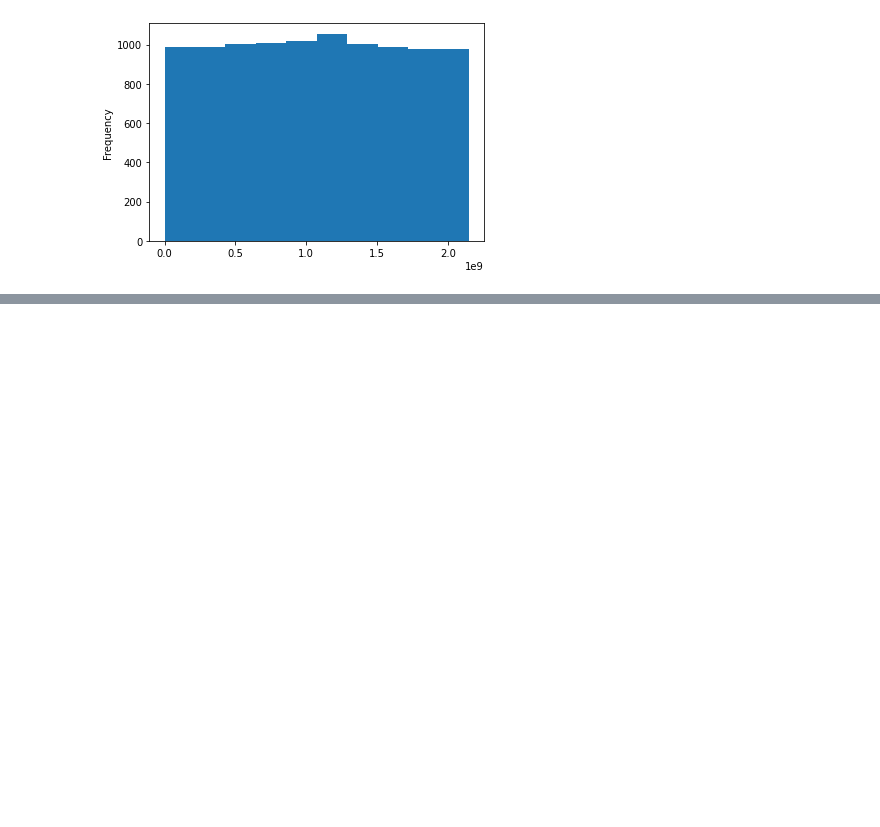
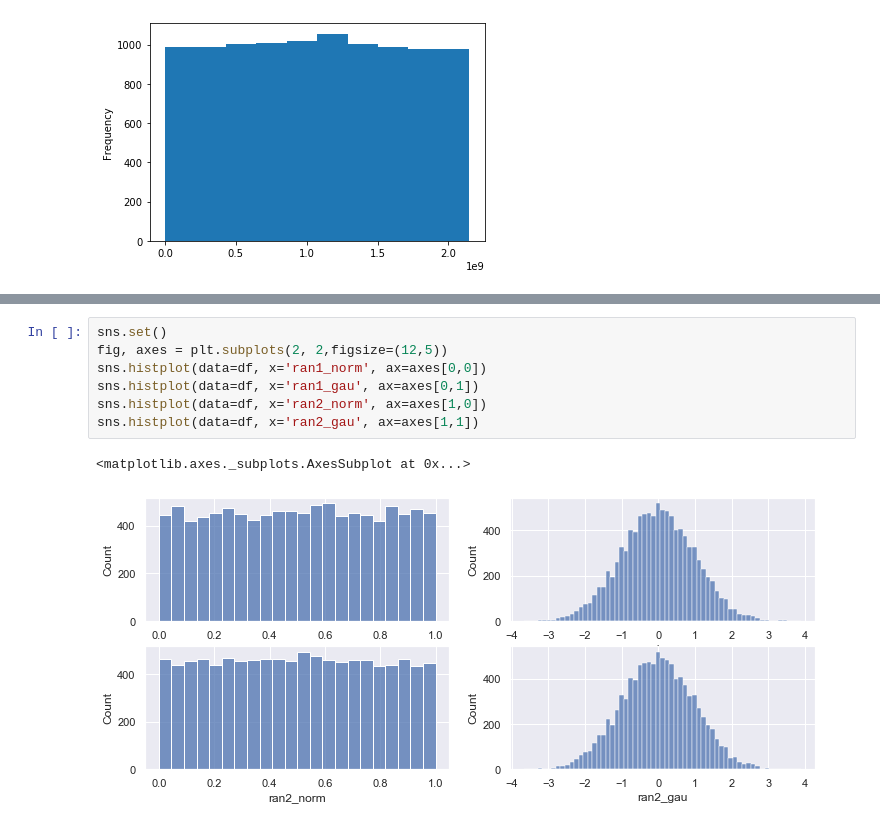
Before and after one commit to DipeshPoudel/MDS-607-MonteCarloMethods, a Jupyter notebook: random_numbers/RandomNumbers.ipynb, the cells around one changed output, grey strips where cells are left out. Saved outputs shown, nothing was run; the diff lists cells and outputs as text; blank space fills up the shorter version.

```diff
--- a/random_numbers/RandomNumbers.ipynb
+++ b/random_numbers/RandomNumbers.ipynb
@@ -99,0 +115,10 @@ sns.displot(df['ran2_gau'])
+# %%
+sns.set()
+fig, axes = plt.subplots(2, 2,figsize=(12,5))
+sns.histplot(data=df, x='ran1_norm', ax=axes[0,0])
+sns.histplot(data=df, x='ran1_gau', ax=axes[0,1])
+sns.histplot(data=df, x='ran2_norm', ax=axes[1,0])
+sns.histplot(data=df, x='ran2_gau', ax=axes[1,1])
+# %% [output]
+<matplotlib.axes._subplots.AxesSubplot at 0x...>
+[figure, added]
```
Also changed, not shown: parts of 10 cells of this notebook.
